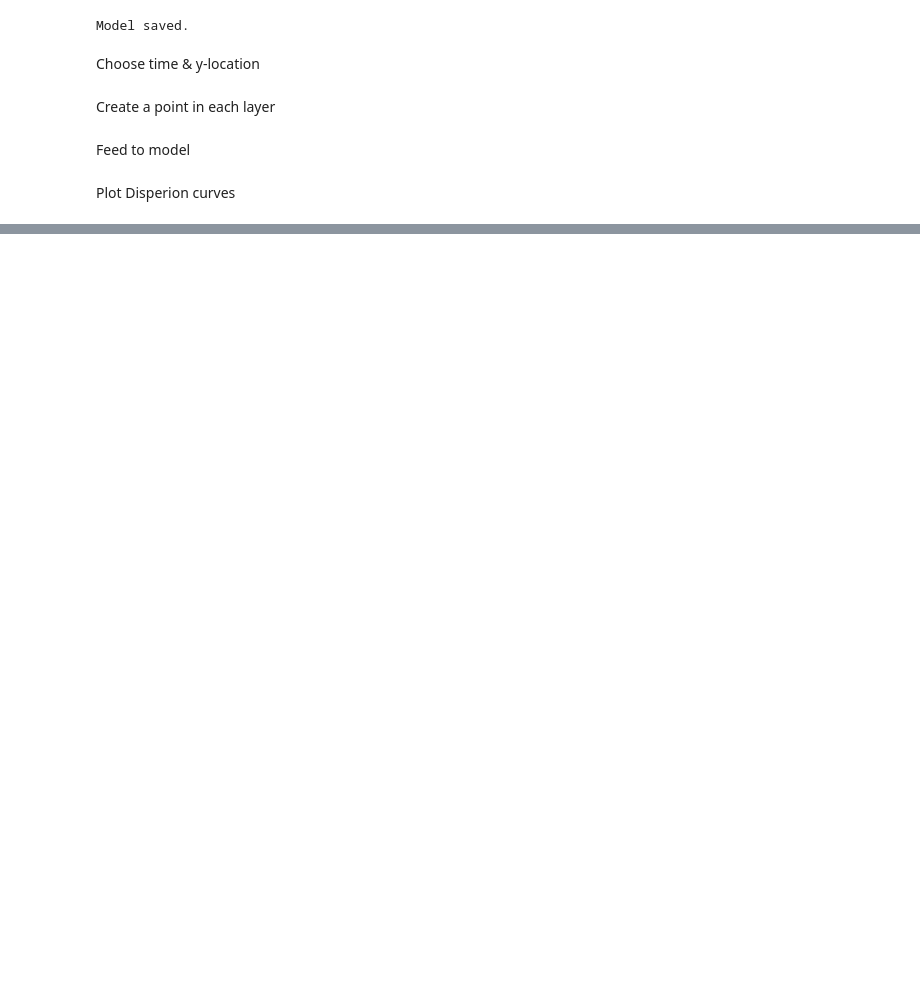
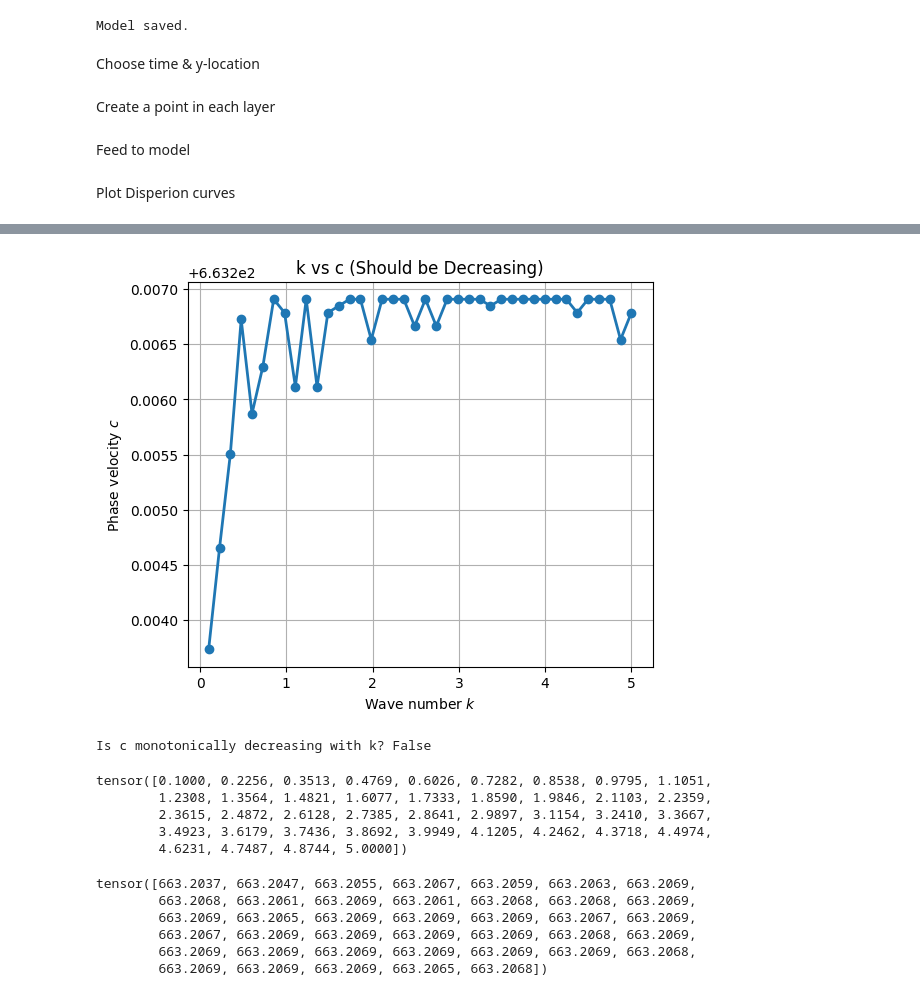
Before and after one commit to mayankjha-my/PINN, a Jupyter notebook: experiments/PINN_three_layer_system.ipynb, the cells around one changed output, grey strips where cells are left out. Cells and saved outputs as stored; diff of their text form; code cells hidden in the pictures; blank space fills up the shorter version.

```diff
--- a/experiments/PINN_three_layer_system.ipynb
+++ b/experiments/PINN_three_layer_system.ipynb
@@ -231,0 +239,46 @@ plt.show()
+# %%
+# Plot k vs c and check monotonicity (c should decrease as k increases)
+import matplotlib.pyplot as plt
+import torch
+
+# Convert dispersion to tensor for analysis
+if isinstance(dispersion, list):
+    dispersion_tensor = torch.tensor(dispersion)
+else:
+    dispersion_tensor = dispersion
+
+k_vals = dispersion_tensor[:, 0]
+c_vals = dispersion_tensor[:, 1]
+
+# Plot k vs c
+plt.figure(figsize=(6,5))
+plt.plot(k_vals, c_vals, 'o-', linewidth=2, markersize=6)
+plt.xlabel("Wave number $k$")
+plt.ylabel("Phase velocity $c$")
+plt.title("k vs c (Should be Decreasing)")
+plt.grid(True)
+plt.show()
+
+# Check if c is monotonically decreasing with k
+is_decreasing = torch.all(c_vals[:-1] >= c_vals[1:])
+print("Is c monotonically decreasing with k?", is_decreasing.item())
+# %% [output]
+[figure, added]
+Is c monotonically decreasing with k? False
+# %%
+k_vals
+# %% [output]
+tensor([0.1000, 0.2256, 0.3513, 0.4769, 0.6026, 0.7282, 0.8538, 0.9795, 1.1051,
+        1.2308, 1.3564, 1.4821, 1.6077, 1.7333, 1.8590, 1.9846, 2.1103, 2.2359,
+        2.3615, 2.4872, 2.6128, 2.7385, 2.8641, 2.9897, 3.1154, 3.2410, 3.3667,
+        3.4923, 3.6179, 3.7436, 3.8692, 3.9949, 4.1205, 4.2462, 4.3718, 4.4974,
+        4.6231, 4.7487, 4.8744, 5.0000])
+# %%
+c_vals
+# %% [output]
+tensor([663.2037, 663.2047, 663.2055, 663.2067, 663.2059, 663.2063, 663.2069,
+        663.2068, 663.2061, 663.2069, 663.2061, 663.2068, 663.2068, 663.2069,
+        663.2069, 663.2065, 663.2069, 663.2069, 663.2069, 663.2067, 663.2069,
+        663.2067, 663.2069, 663.2069, 663.2069, 663.2069, 663.2068, 663.2069,
+        663.2069, 663.2069, 663.2069, 663.2069, 663.2069, 663.2069, 663.2068,
+        663.2069, 663.2069, 663.2069, 663.2065, 663.2068])
```
Also changed, not shown: parts of 2 cells of this notebook, 4 other files.
